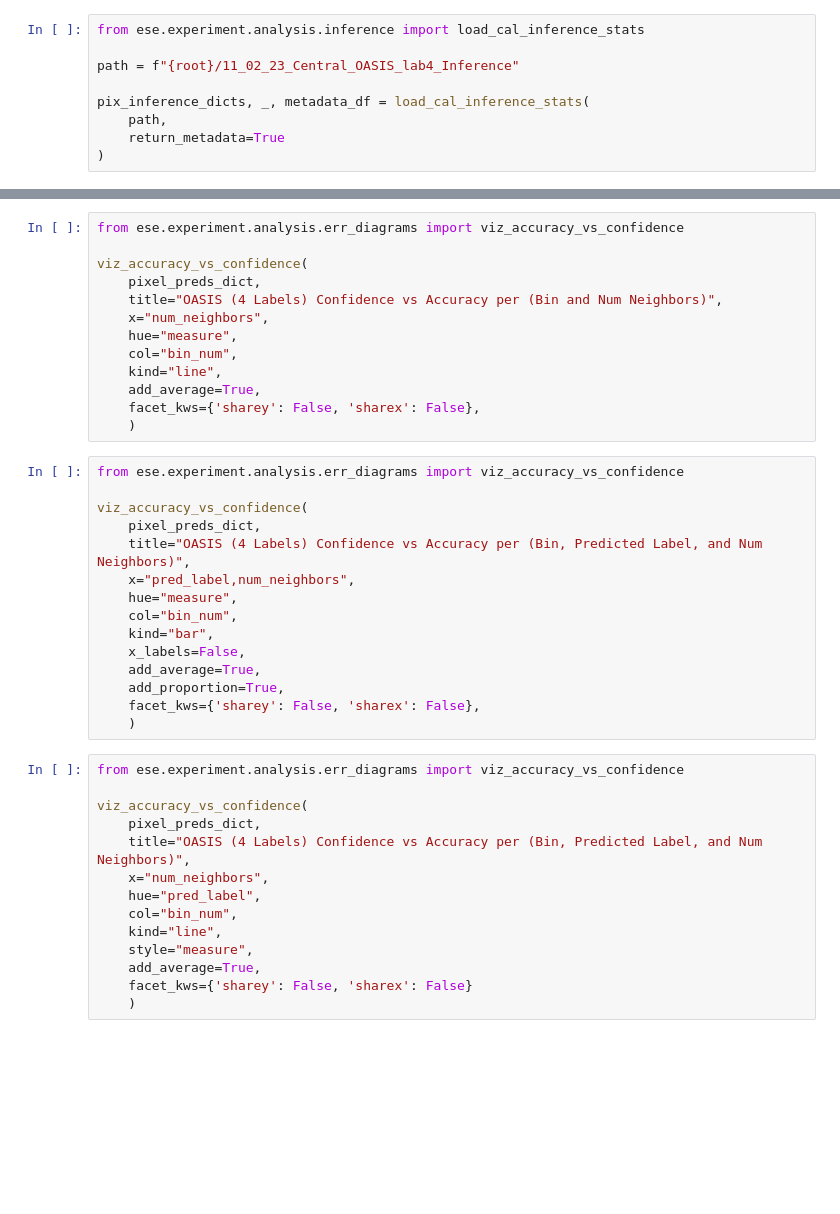
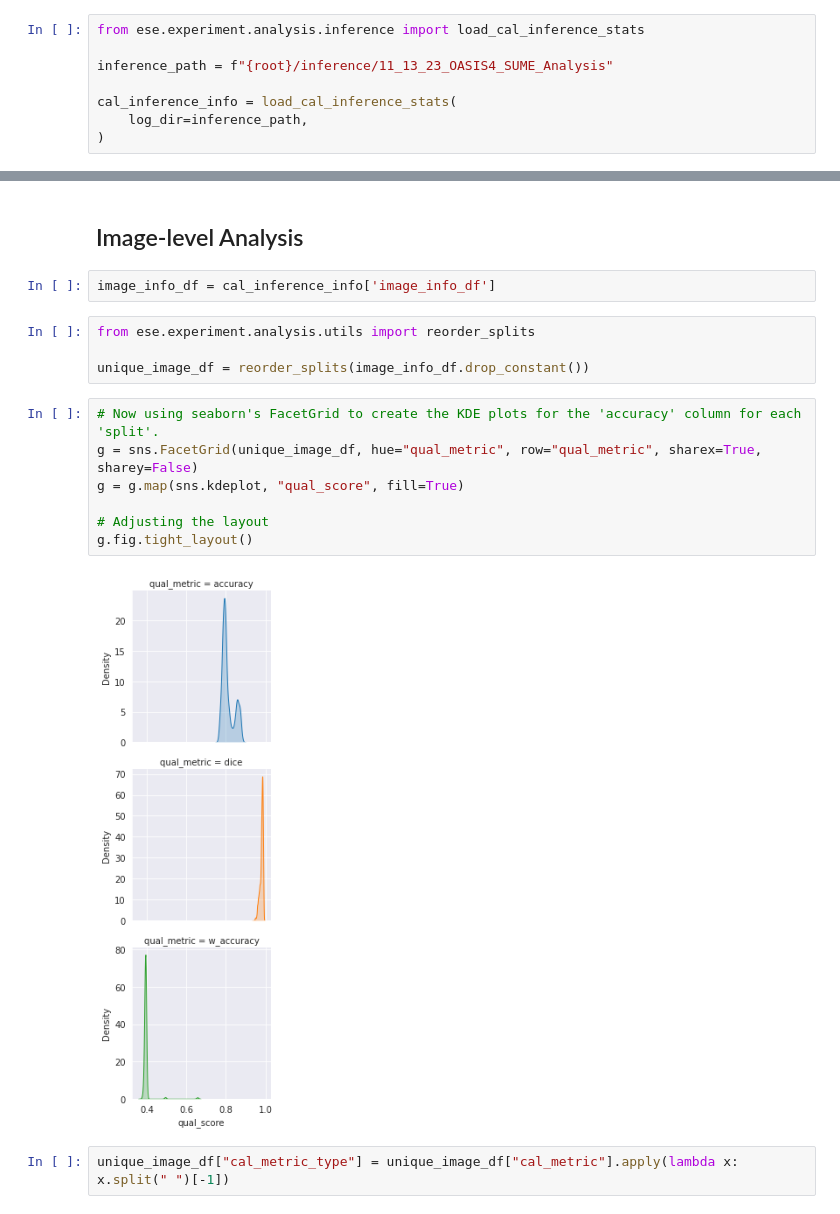
Before and after one commit to VictorButoi/ESE, a Jupyter notebook: notebooks/err_analysis/oasis4_err.ipynb, the cells around one changed output, grey strips where cells are left out. Drawn from its saved outputs; the diff is of its cells as text; blank space fills up the shorter version.

```diff
--- a/notebooks/err_analysis/oasis4_err.ipynb
+++ b/notebooks/err_analysis/oasis4_err.ipynb
@@ -26,9 +25,8 @@ root = "/storage/vbutoi/scratch/ESE"
 # %%
 from ese.experiment.analysis.inference import load_cal_inference_stats
 
-path = f"{root}/11_02_23_Central_OASIS_lab4_Inference"
+inference_path = f"{root}/inference/11_13_23_OASIS4_SUME_Analysis"
 
-pix_inference_dicts, _, metadata_df = load_cal_inference_stats(
-    path,
-    return_metadata=True
+cal_inference_info = load_cal_inference_stats(
+    log_dir=inference_path,
 )
@@ -81,42 +105,19 @@ viz_accuracy_vs_confidence(
-# %%
-from ese.experiment.analysis.err_diagrams import viz_accuracy_vs_confidence
-
-viz_accuracy_vs_confidence(
-    pixel_preds_dict,
-    title="OASIS (4 Labels) Confidence vs Accuracy per (Bin and Num Neighbors)",
-    x="num_neighbors",
-    hue="measure",
-    col="bin_num",
-    kind="line",
-    add_average=True,
-    facet_kws={'sharey': False, 'sharex': False},
-    )
-# %%
-from ese.experiment.analysis.err_diagrams import viz_accuracy_vs_confidence
-
-viz_accuracy_vs_confidence(
-    pixel_preds_dict,
-    title="OASIS (4 Labels) Confidence vs Accuracy per (Bin, Predicted Label, and Num Neighbors)",
-    x="pred_label,num_neighbors",
-    hue="measure",
-    col="bin_num",
-    kind="bar",
-    x_labels=False,
-    add_average=True,
-    add_proportion=True,
-    facet_kws={'sharey': False, 'sharex': False},
-    )
-# %%
-from ese.experiment.analysis.err_diagrams import viz_accuracy_vs_confidence
-
-viz_accuracy_vs_confidence(
-    pixel_preds_dict,
-    title="OASIS (4 Labels) Confidence vs Accuracy per (Bin, Predicted Label, and Num Neighbors)",
-    x="num_neighbors",
-    hue="pred_label",
-    col="bin_num",
-    kind="line",
-    style="measure",
-    add_average=True,
-    facet_kws={'sharey': False, 'sharex': False}
-    )
+# %% [markdown]
+## Image-level Analysis
+# %%
+image_info_df = cal_inference_info['image_info_df']
+# %%
+from ese.experiment.analysis.utils import reorder_splits
+
+unique_image_df = reorder_splits(image_info_df.drop_constant())
+# %%
+# Now using seaborn's FacetGrid to create the KDE plots for the 'accuracy' column for each 'split'.
+g = sns.FacetGrid(unique_image_df, hue="qual_metric", row="qual_metric", sharex=True, sharey=False)
+g = g.map(sns.kdeplot, "qual_score", fill=True)
+
+# Adjusting the layout
+g.fig.tight_layout()
+# %% [output]
+[figure, added]
+# %%
+unique_image_df["cal_metric_type"] = unique_image_df["cal_metric"].apply(lambda x: x.split(" ")[-1])
```
Also changed, not shown: parts of 14 cells of this notebook, 12 other files.
